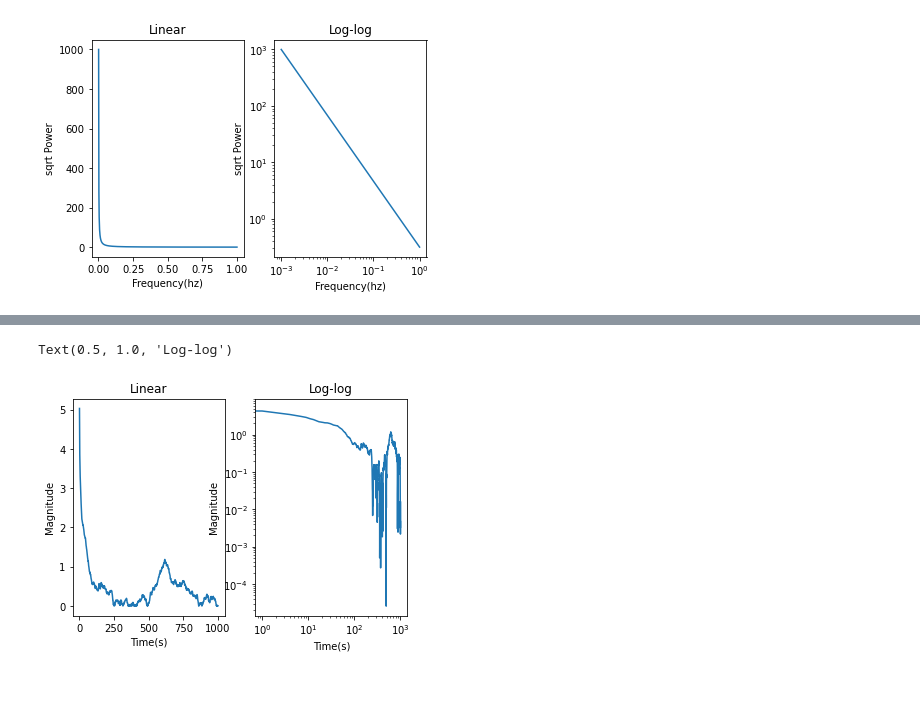
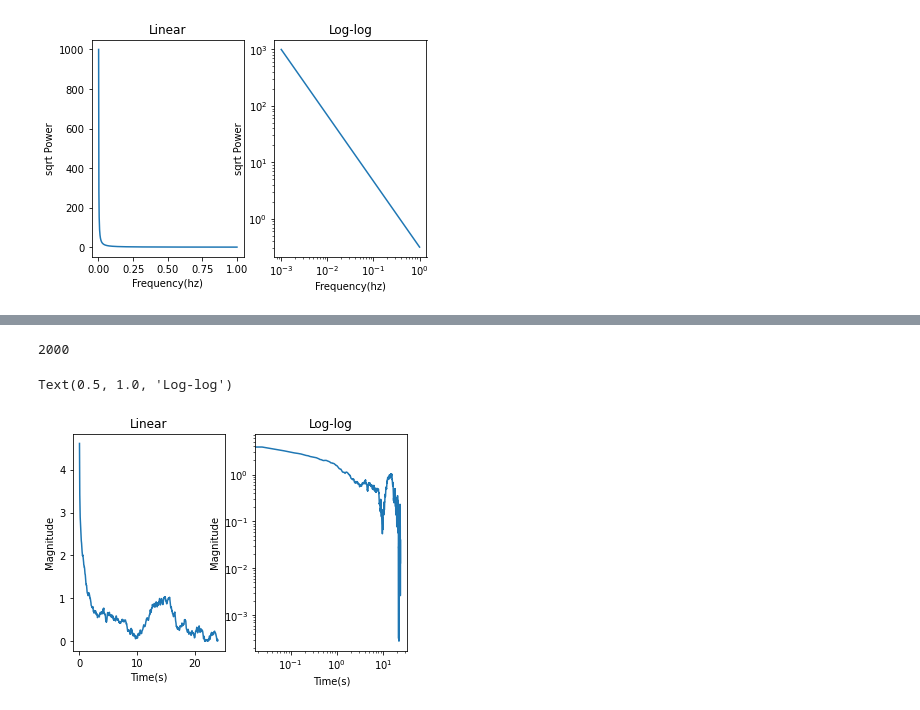
Before and after one commit to jblipper/VERITAS-Summer-Project-2022, a Jupyter notebook: Scripts/FFTs_with_Noise.ipynb, the cells around one changed output, grey strips where cells are left out. Saved outputs shown, nothing was run; the diff lists cells and outputs as text; code cells hidden in the pictures.

```diff
--- a/Scripts/FFTs_with_Noise.ipynb
+++ b/Scripts/FFTs_with_Noise.ipynb
@@ -288,21 +296,22 @@ plt.show()
 # %%
-dt=1
+dt=0.024 #arXiv:1603.04461v1 caption of Figure 4 page 8
 y=invF(dt,rPf,output='yes',plot='no',positiveoutput='yes')  #inverse fourier transform applied to model
 t=np.arange(0,np.size(rPf)*dt,dt)
 t=np.arange(0,np.size(rPf)*dt/2,dt)
 plt.subplot(1,2,1)
 plt.plot(t,y)
 plt.xlabel('Time(s)')
 plt.ylabel('Magnitude')
 plt.title('Linear')
 
 
 
 plt.subplot(1,2,2)
 plt.loglog(t,y)
 plt.xlabel('Time(s)')
 plt.ylabel('Magnitude')
 plt.title('Log-log')
 # %% [output]
-Text(0.5, 1.0, 'Log-log')
+2000
+Text(0.5, 1.0, 'Log-log')
-[figure, old version]
+[figure, new version]
```
Also changed, not shown: parts of 4 cells of this notebook.
